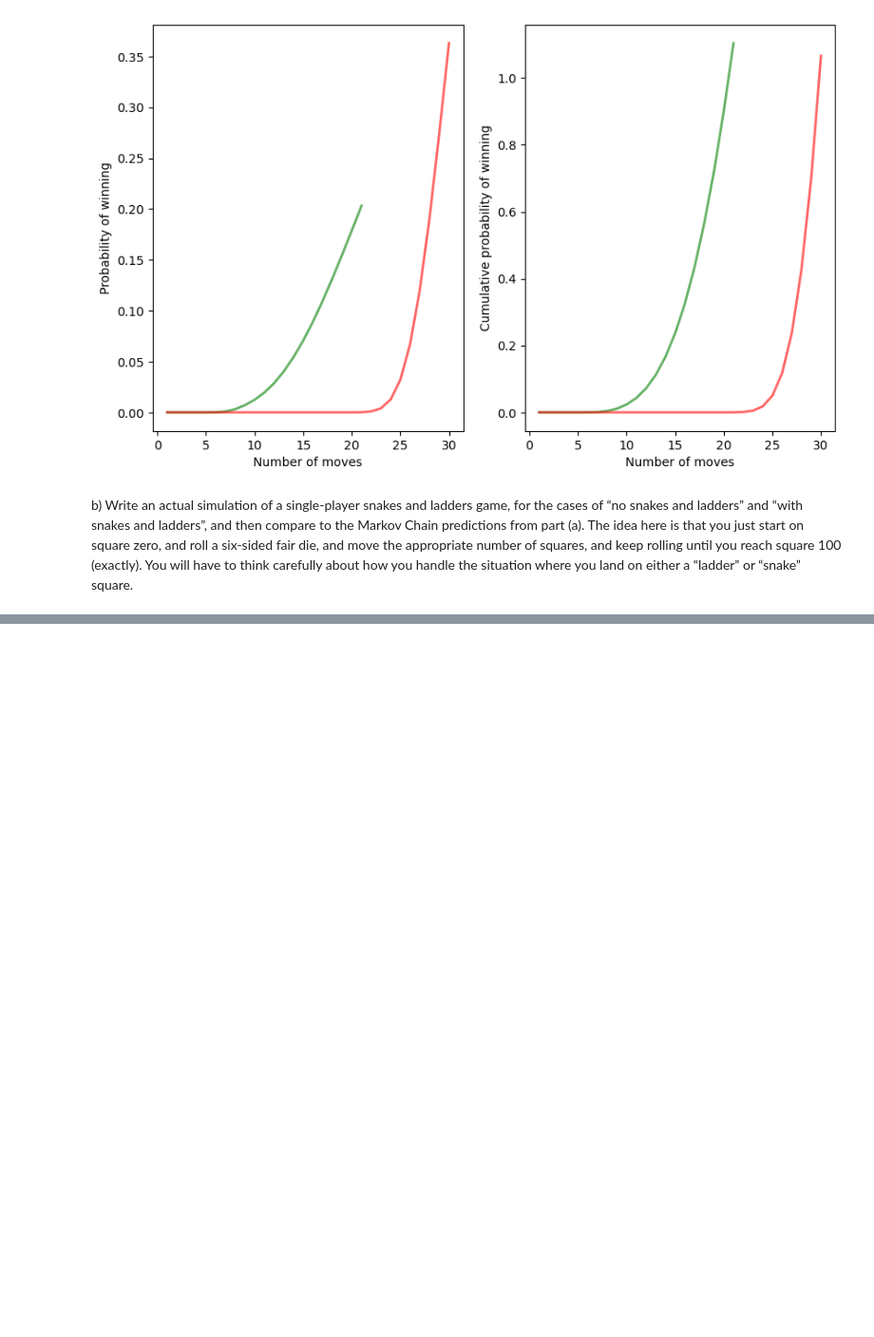
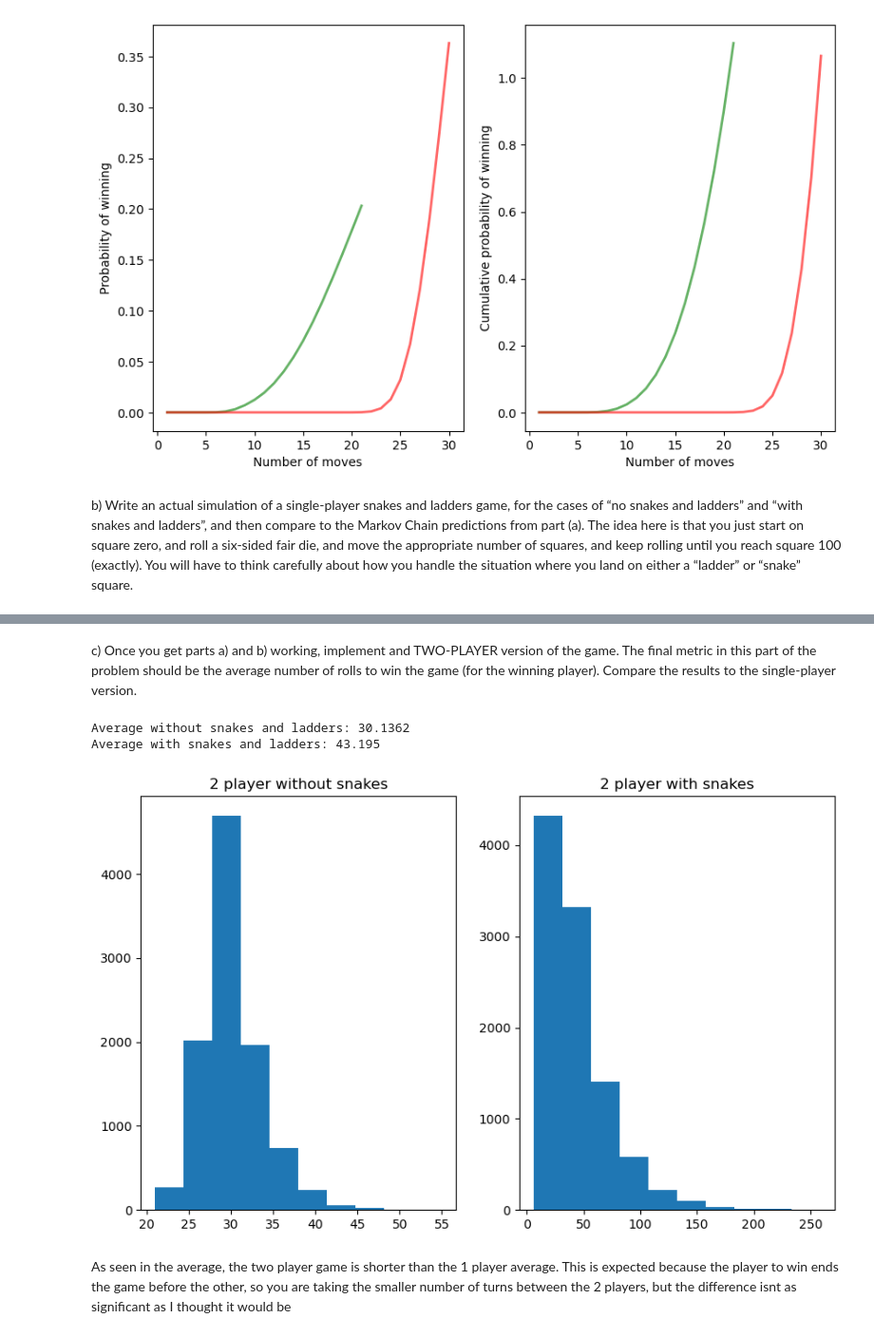
Before and after one commit to alawton42/phys541AudreyLawton, a Jupyter notebook: Assignment 5/snakes_and_ladders.ipynb, the cells around one changed output, grey strips where cells are left out. Shown at 95% size. Cells and saved outputs as stored; diff of their text form; code cells hidden in the pictures; blank space fills up the shorter version.

```diff
--- a/Assignment 5/snakes_and_ladders.ipynb
+++ b/Assignment 5/snakes_and_ladders.ipynb
@@ -211,0 +244,46 @@ def with_snakes_and_ladders():
+# %% [markdown]
+c)	Once you get parts a) and b) working, implement and TWO-PLAYER version of the game.  The final metric in this part of the problem should be the average number of rolls to win the game (for the winning player).  Compare the results to the single-player version.
+# %%
+def run_two_player_simulation(times):
+
+    without_snakes = []
+    with_snakes = []
+    without_average = 0
+    with_average = 0
+
+    for i in range(times):
+
+        without_p1 = no_snakes_and_ladders()
+        without_p2 = no_snakes_and_ladders()
+
+        # With a 2 player game, one person ends the game before the other finishes
+        without = without_p1 if without_p1 <= without_p2 else without_p2
+        without_snakes.append(without)
+        without_average += without
+
+        with_p1 = with_snakes_and_ladders()
+        with_p2 = with_snakes_and_ladders()
+
+        # With a 2 player game, one person ends the game before the other finishes
+        withS = with_p1 if with_p1 <= with_p2 else with_p2
+        withS = with_snakes_and_ladders()
+        with_snakes.append(withS)
+        with_average += withS
+
+    without_average /= times
+    with_average /= times
+    print(f"Average without snakes and ladders: {without_average}\nAverage with snakes and ladders: {with_average}")
+
+    fig, ax = plt.subplots(1,2)
+    ax[0].hist(without_snakes)
+    ax[0].set_title("2 player without snakes")
+    ax[1].hist(with_snakes)
+    ax[1].set_title("2 player with snakes")
+# %%
+run_two_player_simulation(10000)
+# %% [output]
+Average without snakes and ladders: 30.1362
+Average with snakes and ladders: 43.195
+[figure, added]
+# %% [markdown]
+As seen in the average, the two player game is shorter than the 1 player average. This is expected because the player to win ends the game before the other, so you are taking the smaller number of turns between the 2 players, but the difference isnt as significant as I thought it would be
```
Also changed, not shown: parts of 2 cells of this notebook, 1 other file.
